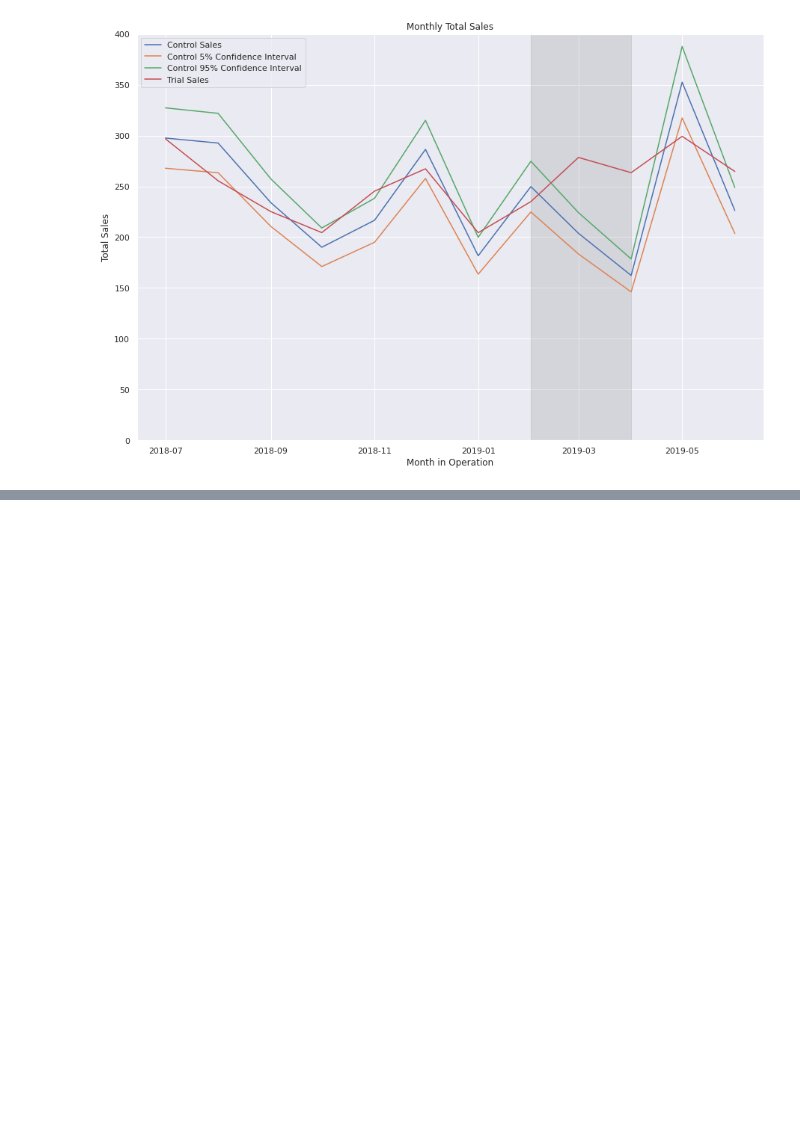
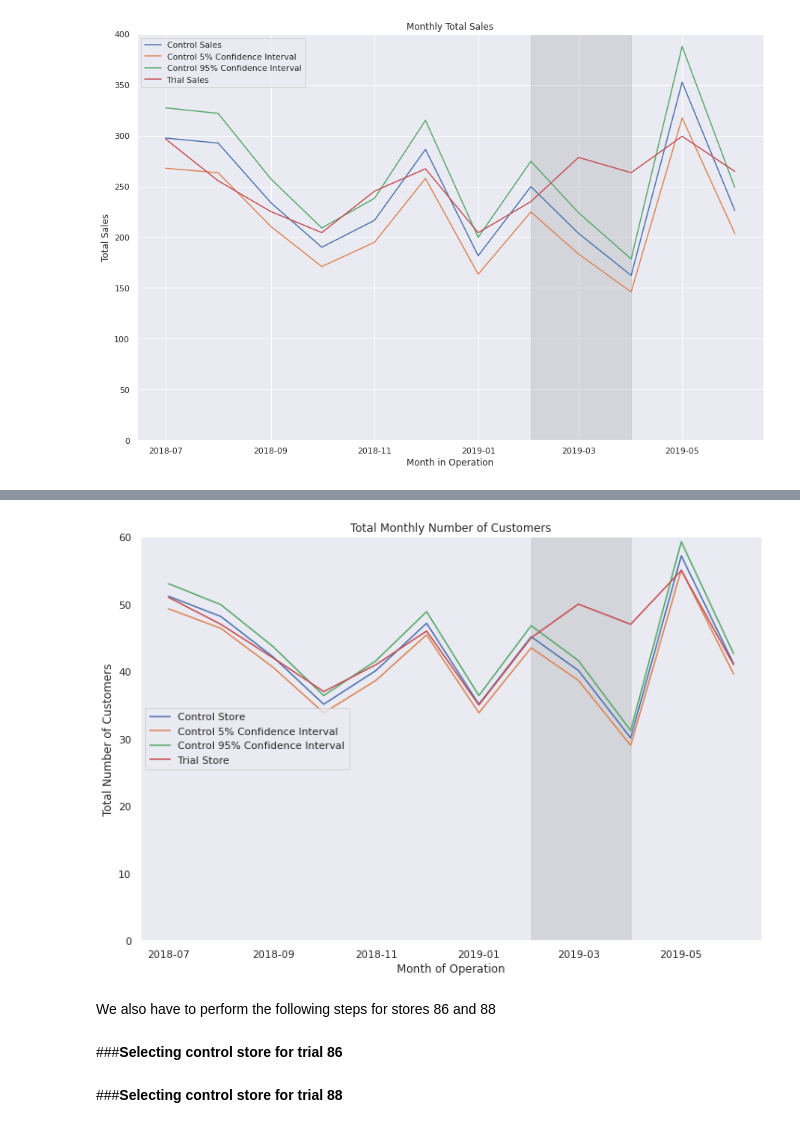
Before and after one commit to wa-le/Quantium-Forage-Virtual-Internship, a Jupyter notebook: my_quantium_T2.ipynb, the cells around one changed output, grey strips where cells are left out. Cells and saved outputs as stored; diff of their text form; code cells hidden in the pictures; blank space fills up the shorter version.

```diff
--- a/my_quantium_T2.ipynb
+++ b/my_quantium_T2.ipynb
@@ -1040,0 +1133,3 @@ From the results and chart, we observe that the trial in store 77 is significant
+# %%
+scaled_control_customers['CONTROL_CUSTOMERS'] = scaled_control_customers['NBR_OF_CUSTOMERS'] * scalef_num_customers
+scaled_control_customers.head()
@@ -1040,0 +1252,7 @@ From the results and chart, we observe that the trial in store 77 is significant
+# %%
+# Extract 'NBR_OF_CUSTOMERS' for trial store from 'measureOverTime'
+
+the_trialcustomers = df_measureOverTime.loc[df_measureOverTime['STORE_NBR'] == the_trial_store, ['TRANSACTION_MONTH', 'NBR_OF_CUSTOMERS']]
+the_trialcustomers.set_index('TRANSACTION_MONTH', inplace = True)
+the_trialcustomers.rename(columns = {'NBR_OF_CUSTOMERS': 'TRIAL_CUSTOMERS'}, inplace = True)
+the_trialcustomers
@@ -1040,0 +1274,6 @@ From the results and chart, we observe that the trial in store 77 is significant
+# %%
+# Create two new columns under 'controlCustomers' which calculates the 5% and 95% confidence interval
+
+the_controlcustomers['5% Confidence Interval Control'] = the_controlcustomers['CONTROL_CUSTOMERS'] * (1 - std_dev_2*2)
+the_controlcustomers['95% Confidence Interval Control'] = the_controlcustomers['CONTROL_CUSTOMERS'] * (1 + std_dev_2*2)
+the_controlcustomers
@@ -1040,0 +1295,5 @@ From the results and chart, we observe that the trial in store 77 is significant
+# %%
+# Merge the two dataframes together 'controlSales' and 'trialSales'
+
+merged_customers = pd.merge(the_controlcustomers, the_trialcustomers, left_index = True, right_index = True)
+merged_customers
@@ -1040,0 +1315,31 @@ From the results and chart, we observe that the trial in store 77 is significant
+# %%
+# we plot here
+
+plt.figure(figsize = (12, 8))
+plt.plot(merged_customers)
+
+# Set graph title and axis title
+plt.title('Total Monthly Number of Customers')
+plt.xlabel('Month of Operation')
+plt.ylabel('Total Number of Customers')
+
+# Set legend
+plt.legend(['Control Store', 'Control 5% Confidence Interval', 'Control 95% Confidence Interval', 'Trial Store'], loc = 6)
+
+# Set new y-axis limit
+plt.ylim((0, 60))
+
+# Highlight trial period
+plt.axvspan(*mdates.datestr2num(['2019-02-01', '2019-04-01']), color = 'grey', alpha = 0.2)
+
+# Set grid
+plt.grid()
+plt.show()
+# %% [output]
+[figure, added]
+# %% [markdown]
+We also have to perform the following steps for stores 86 and 88
+# %% [markdown]
+###**Selecting control store for trial 86**
+# %% [markdown]
+###**Selecting control store for trial 88**
```
Also changed, not shown: parts of 22 cells of this notebook.
